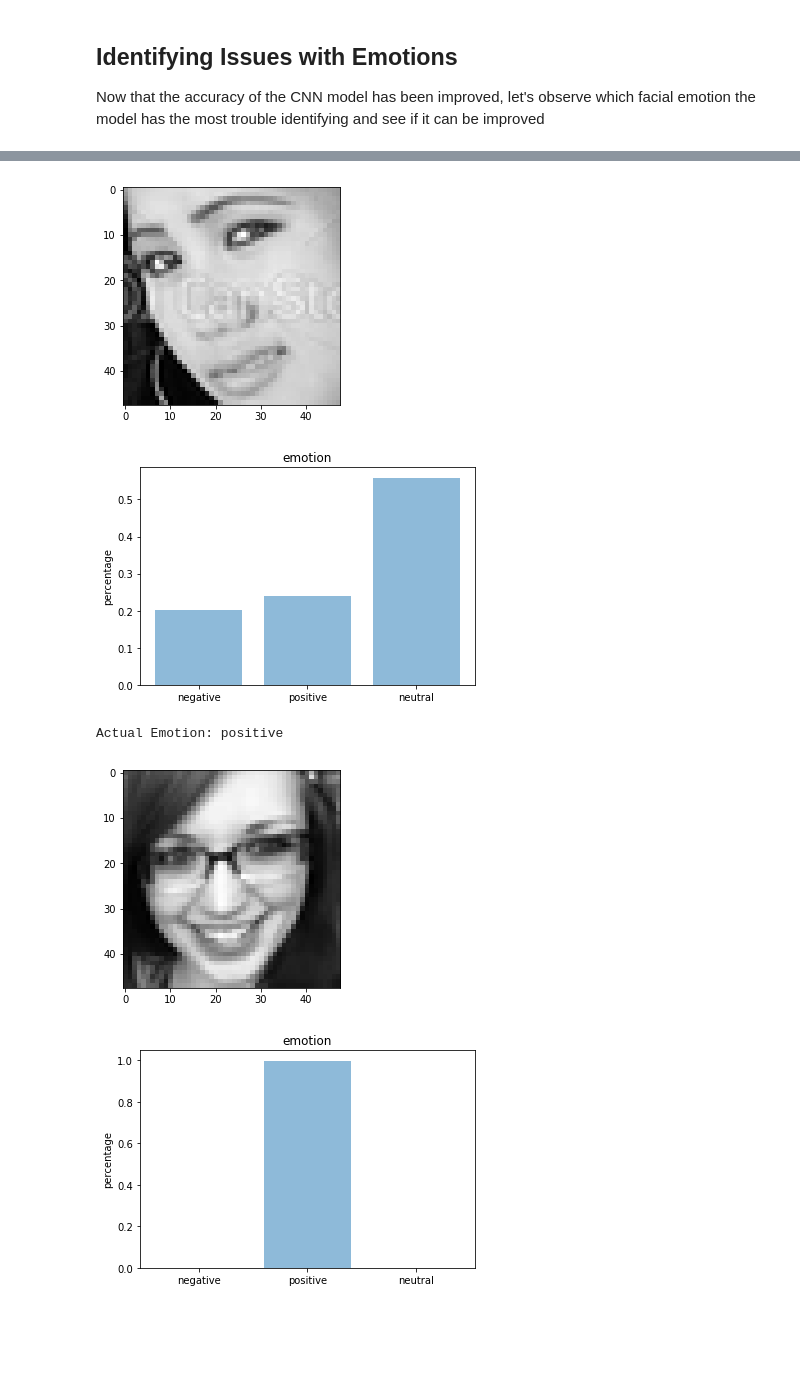
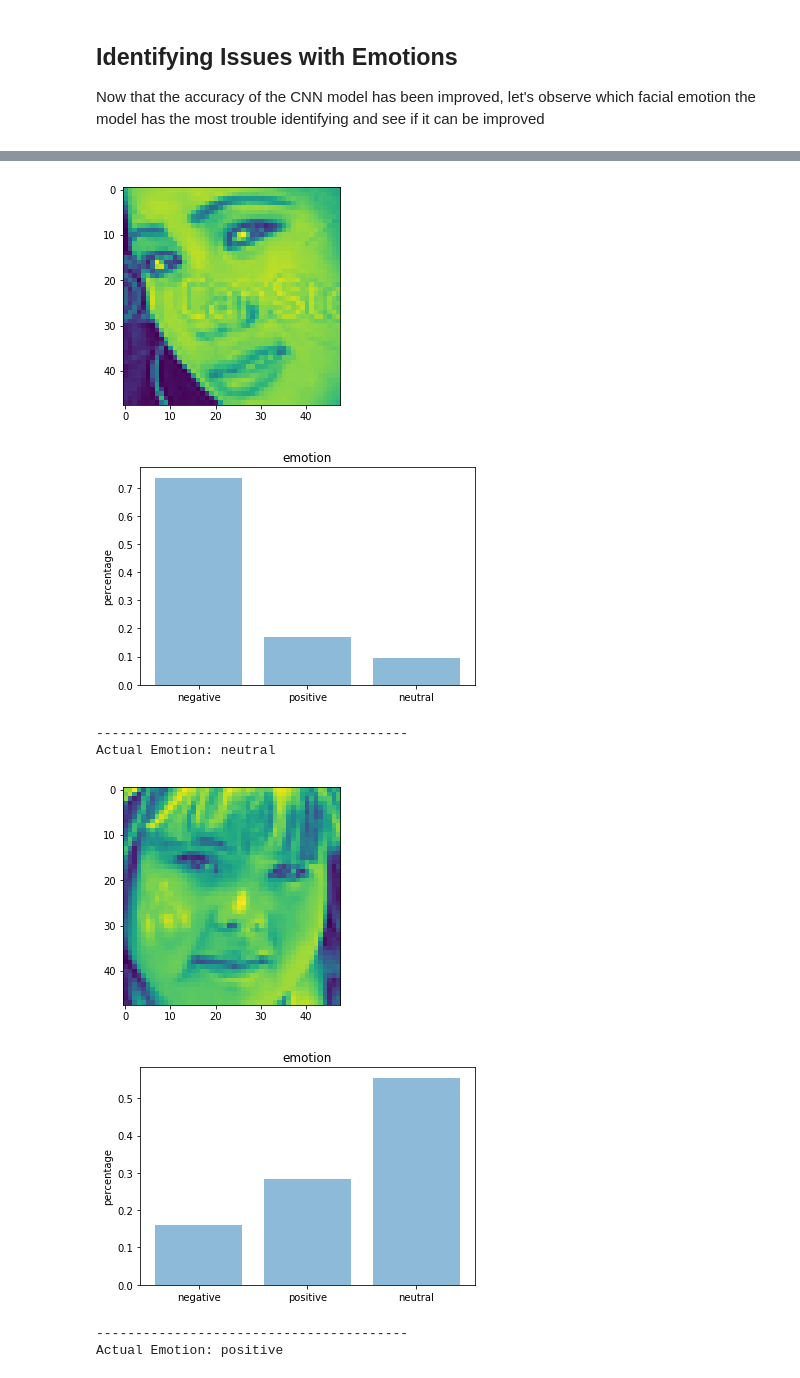
Before and after one commit to brianjinkim/Projects, a Jupyter notebook: Facial Emotion Recognition/Facial Emotion Classification.ipynb, the cells around one changed output, grey strips where cells are left out. Drawn from its saved outputs; the diff is of its cells as text; code cells hidden in the pictures; blank space fills up the shorter version.

```diff
--- a/Facial Emotion Recognition/Facial Emotion Classification.ipynb
+++ b/Facial Emotion Recognition/Facial Emotion Classification.ipynb
@@ -243,7 +245,7 @@ def convertListForCNN(x_train, y_train, x_test, y_test, width, height):
 
     return x_train, y_train, x_test, y_test, input_shape
 # %%
-x_train, y_train, x_test, y_test, input_shape = convertListForCNN(x_train, y_train, x_test, y_test, width, height)
+x_train, y_train, x_test, y_test, input_shape = convertListToArray(x_train, y_train, x_test, y_test, width, height)
 # %%
 # create CNN model
 model = Sequential()
@@ -469,7 +454,7 @@ print("There are {} training data and {} test cases".format(len(y_train), len(y_
 # %% [output]
 There are 19782 training data and 4907 test cases
 # %%
-x_train, y_train, x_test, y_test, input_shape = convertListForCNN(x_train, y_train, x_test, y_test, width, height)
+x_train, y_train, x_test, y_test, input_shape = convertListToArray(x_train, y_train, x_test, y_test, width, height)
 # %%
 # create CNN model
 model = Sequential()
@@ -499,16 +484,3 @@ model.add(Dense(num_classes, activation='softmax'))
 model.compile(loss=keras.losses.categorical_crossentropy,
               optimizer=keras.optimizers.Adam(),
               metrics=['accuracy'])
-# %%
-if (load_model):
-    model.load_weights(model_path+model_name3)
-else:
-    model.fit(x_train, y_train,
-              batch_size=batch_size,
-              epochs=epochs,
-              verbose=1,
-              validation_data=(x_test, y_test))
-    score = model.evaluate(x_test, y_test, verbose=0)
-    print('Test loss:', score[0])
-    print('Test accuracy:', score[1])
-    model.save_weights(model_path+model_name3)
@@ -532,0 +487,2 @@ Test accuracy: 0.8002853066804139
+# %%
+model = load_or_save_model(model, model_path+model_name3, load_model)
@@ -580,26 +540,31 @@ def return_confidence(values, diff=.25):
         return True
     return False
 # %%
-num_confident, max_confident = 0, 3
-plt.gray()
+def display_predictions(_predictions, x, y, confidence, max_prediction=3):
+    cur_prediction = 0
+    for i, prediction_image in enumerate(_predictions):
 
-for i, prediction_image in enumerate(predictions):
+        # only print out the first few items
+        if (cur_prediction == max_prediction):
+            break
 
-    # only print out up to a certain amount of confident and unsure graphs
-    if (num_confident == max_confident):
-        break
+        val = return_confidence(prediction_image)
 
-    val = return_confidence(prediction_image)
+        # returns results that model believes has a high probability of being correct
+        if (confidence == False):
+            val = not val
 
-    if (val):
-        testing_img = np.array(x_test[i], 'float32')
-        testing_img = testing_img.reshape(width, height)
+        if (val):
+            testing_img = np.array(x[i], 'float32')
+            testing_img = testing_img.reshape(width, height)
 
-        print('Actual Emotion: {}'.format(dic[y_test[i].argmax(axis=-1)]))
-        plt.imshow(testing_img)
-        plt.show()
-        emotion_breakdown(prediction_image)
+            print('Actual Emotion: {}'.format(dic[y[i].argmax(axis=-1)]))
+            plt.imshow(testing_img)
+            plt.show()
+            emotion_breakdown(prediction_image)
+            print('-' * 40)
+            cur_prediction += 1
 
-        num_confident += 1
+display_predictions(predictions, x_test, y_test, True, 5)
 # %% [output]
 Actual Emotion: negative
@@ -608,6 +574,9 @@ Actual Emotion: negative
 Actual Emotion: negative
-[figure, old version]
+[figure, new version]
-[figure, old version]
+[figure, new version]
-Actual Emotion: positive
+----------------------------------------
+Actual Emotion: neutral
-[figure, old version]
+[figure, new version]
-[figure, old version]
+[figure, new version]
+----------------------------------------
+Actual Emotion: positive
```
Also changed, not shown: parts of 39 cells of this notebook.
